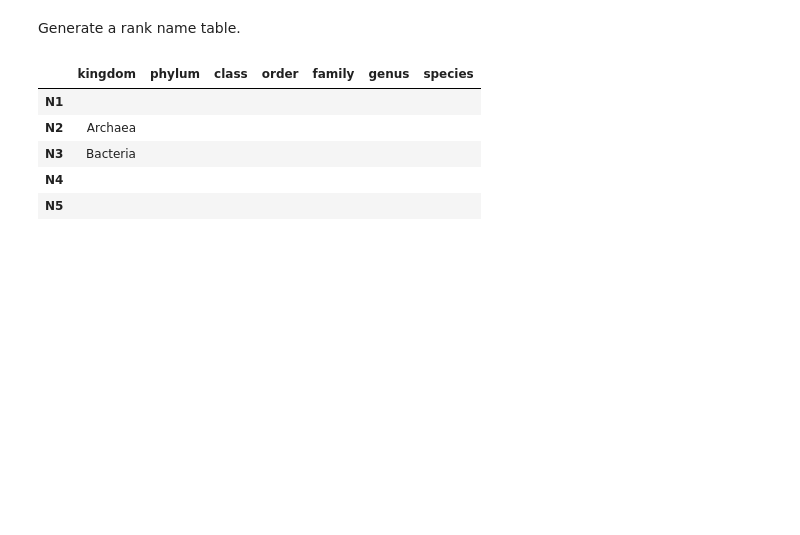
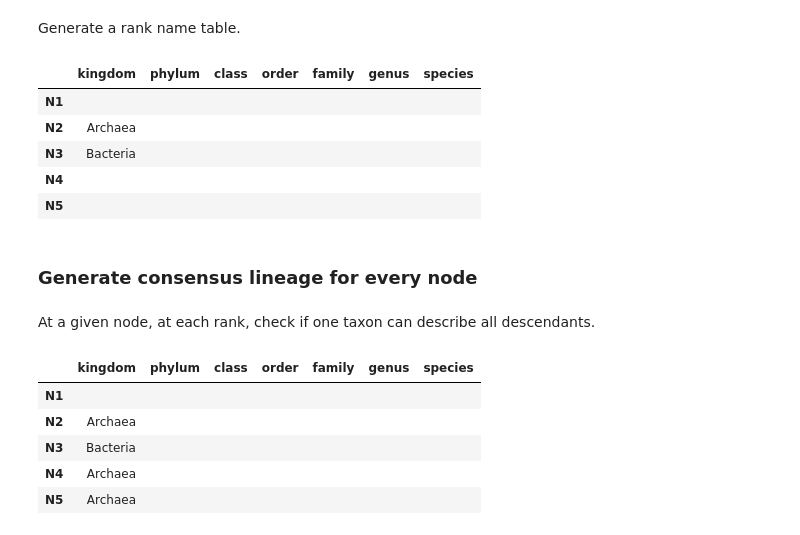
Before and after one commit to qiyunzhu/WGS-HGT, a Jupyter notebook: horizomer/ipynb/tax2tree.ipynb, the cells around one changed output. Saved outputs shown, nothing was run; the diff lists cells and outputs as text; code cells hidden in the pictures; blank space fills up the shorter version.

```diff
--- a/horizomer/ipynb/tax2tree.ipynb
+++ b/horizomer/ipynb/tax2tree.ipynb
@@ -119,7 +192,7 @@ tree_nid.compare_rfd(tree_t2t)
 0.0
 # %%
 nids = []
-for node in tree_nid.levelorder():
+for node in tree_ori.levelorder():
     if not node.is_tip():
         nids.append(node.name)
 # %%
@@ -143,10 +209,18 @@ node2ranks = {}
 # %%
+nid2label = {}
+nid2ranks = {}
 for i in range(len(nids)):
     nid = nids[i]
     deco = decos[i]
-    node2ranks[nid] = {x: '' for x in ranks}
+    nid2ranks[nid] = {x: '' for x in ranks}
     if deco is not None and '__' in deco:
-        for taxon in deco.split(':')[-1].split('; '):
+        deco = deco.split(':')[-1]  # remove node support in case there is one
+        nid2label[nid] = deco
+        for taxon in deco.split('; '):
             code, name = taxon.split('__')
-            node2ranks[nid][code2rank[code]] = name
+            nid2ranks[nid][code2rank[code]] = name
+# %%
+with open('%s.%s.node_labels.txt' % (treId, taxId), 'w') as f:
+    for nid in sorted(nid2label, key=lambda x: int(x.lstrip('N'))):
+        f.write('%s\t%s\n' % (nid, nid2label[nid]))
 # %%
@@ -164,0 +239,18 @@ df.to_csv('nodes.ranks.tsv', sep='\t')
+# %% [markdown]
+### Generate consensus lineage for every node
+# %% [markdown]
+At a given node, at each rank, check if one taxon can describe all descendants.
+# %%
+nid2ranks = {}
+nid2lineage = {}
+for nid in nids:
+    nid2ranks[nid] = {x: '' for x in ranks}
+    nid2lineage[nid] = []
+    gids = [x.name for x in tree_ori.find(nid).tips()]
+    for code, rank in zip(codes, ranks):
+        nid2lineage[nid].append('%s__' % code)
+        names = set(gid2ranks[x][rank] for x in gids)
+        if len(names) == 1:
+            name = max(names)
+            nid2ranks[nid][rank] = name
+            nid2lineage[nid][-1] += name
@@ -164,0 +261,11 @@ df.to_csv('nodes.ranks.tsv', sep='\t')
+# %%
+df = pd.DataFrame.from_dict(nid2ranks, orient='index')
+df = df.loc[sorted(nid2ranks, key=lambda x: int(x[1:]))]
+df.head()
+# %% [output]
+|  | kingdom | phylum | class | order | family | genus | species |
+| N1 |  |  |  |  |  |  |  |
+| N2 | Archaea |  |  |  |  |  |  |
+| N3 | Bacteria |  |  |  |  |  |  |
+| N4 | Archaea |  |  |  |  |  |  |
+| N5 | Archaea |  |  |  |  |  |  |
```
Also changed, not shown: parts of 38 cells of this notebook.
